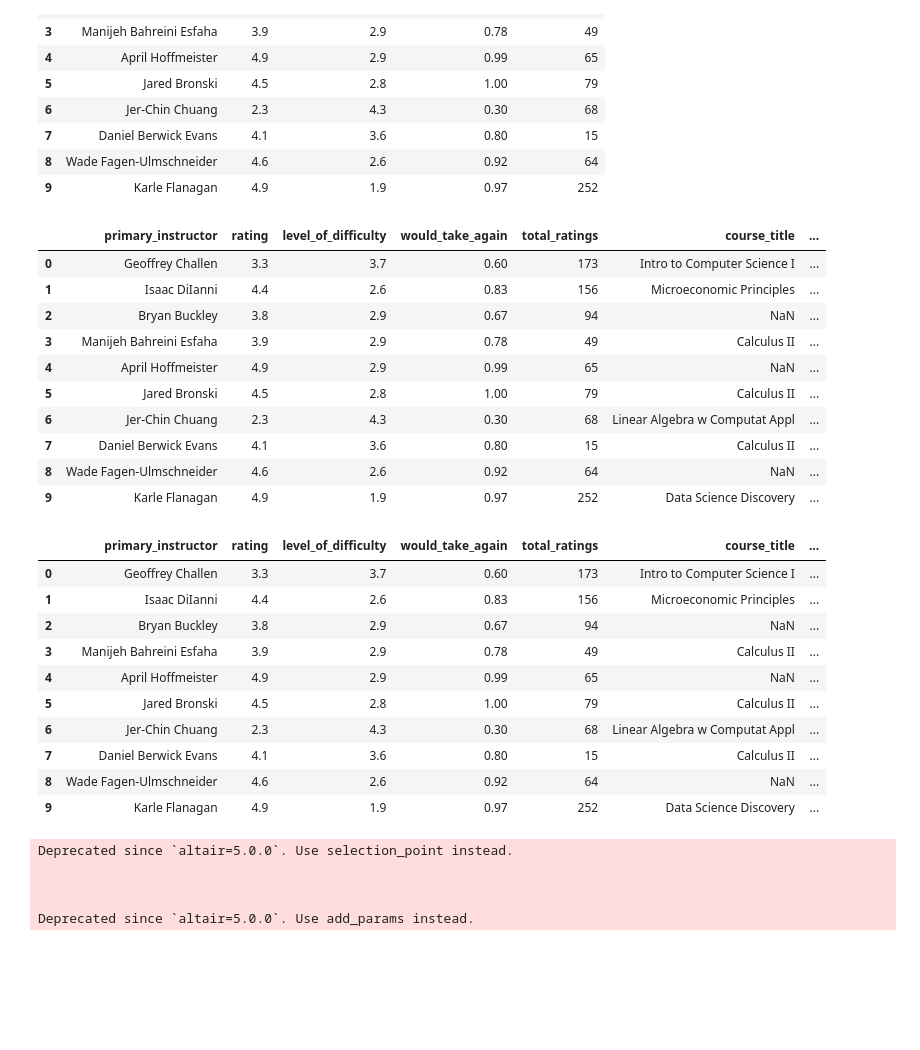
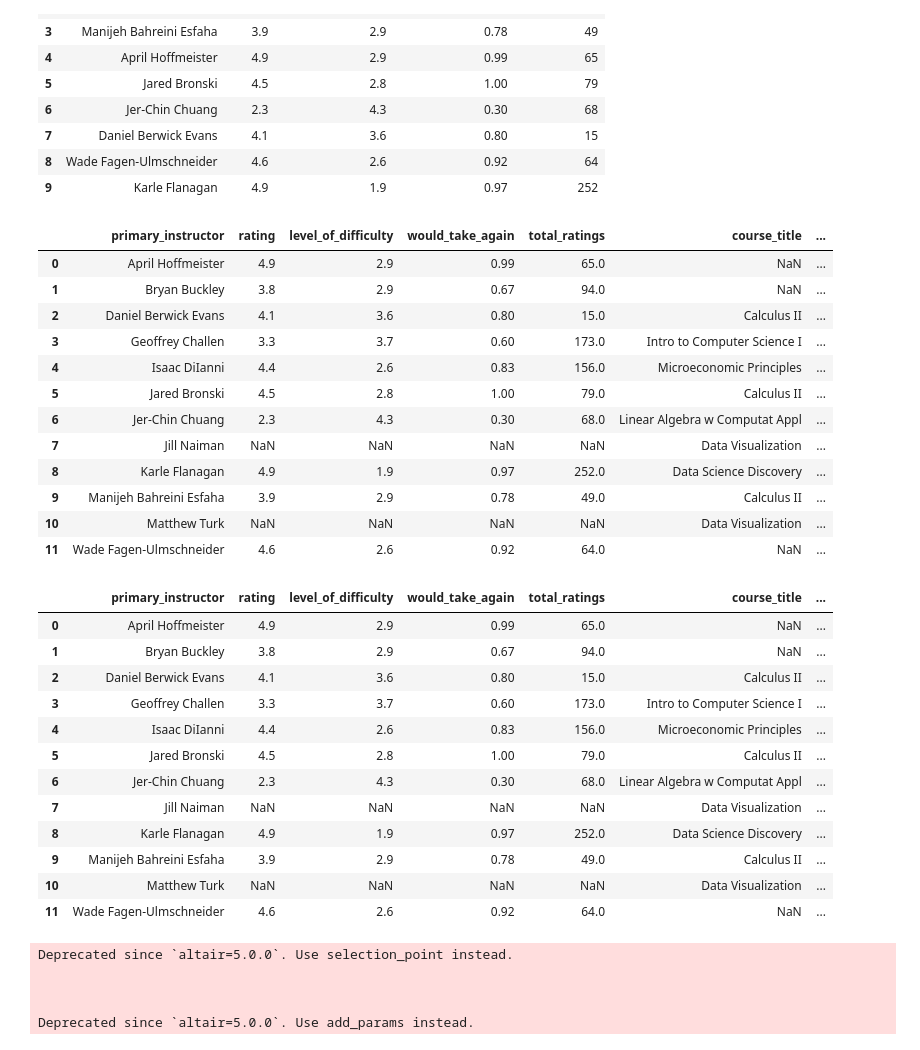
Before and after one commit to Saurav51/chalkboard-uirp-hackathon, a Jupyter notebook: course-vis.ipynb, the cells around one changed output. Saved outputs shown, nothing was run; the diff lists cells and outputs as text; code cells hidden in the pictures; blank space fills up the shorter version.

```diff
--- a/course-vis.ipynb
+++ b/course-vis.ipynb
@@ -145,3 +145,10 @@ array(['Challen, G', 'DiIanni, I', 'Buckley, B', 'Turk, M', 'Naiman, J',
 len(profs['Instructor'].unique())
 # %% [output]
 12
+# %%
+prof_list = ['Geoffrey Challen', 'Isaac DiIanni', 'Bryan Buckley',
+                    'Manijeh Bahreini Esfaha', 'April Hoffmeister', 'Jared Bronski',
+                    'Jer-Chin Chuang', 'Daniel Berwick Evans', 'Wade Fagen-Ulmschneider',
+                    'Karle Flanagan', 'Matthew Turk', 'Jill Naiman']
+grouped = grouped[grouped['primary_instructor'].isin(prof_list)]
+grouped
@@ -170,35 +188,39 @@ rmp_df
 | 8 | Wade Fagen-Ulmschneider | 4.6 | 2.6 | 0.92 | 64 |
 | 9 | Karle Flanagan | 4.9 | 1.9 | 0.97 | 252 |
 # %%
-df = rmp_df.merge(grouped, on='primary_instructor', how='left')
+df = rmp_df.merge(grouped, on='primary_instructor', how='outer')
 df
 # %% [output]
 |  | primary_instructor | rating | level_of_difficulty | would_take_again | total_ratings | course_title | ... |
-| 0 | Geoffrey Challen | 3.3 | 3.7 | 0.60 | 173 | Intro to Computer Science I | ... |
-| 1 | Isaac DiIanni | 4.4 | 2.6 | 0.83 | 156 | Microeconomic Principles | ... |
-| 2 | Bryan Buckley | 3.8 | 2.9 | 0.67 | 94 | NaN | ... |
-| 3 | Manijeh Bahreini Esfaha | 3.9 | 2.9 | 0.78 | 49 | Calculus II | ... |
-| 4 | April Hoffmeister | 4.9 | 2.9 | 0.99 | 65 | NaN | ... |
-| 5 | Jared Bronski | 4.5 | 2.8 | 1.00 | 79 | Calculus II | ... |
-| 6 | Jer-Chin Chuang | 2.3 | 4.3 | 0.30 | 68 | Linear Algebra w Computat Appl | ... |
-| 7 | Daniel Berwick Evans | 4.1 | 3.6 | 0.80 | 15 | Calculus II | ... |
-| 8 | Wade Fagen-Ulmschneider | 4.6 | 2.6 | 0.92 | 64 | NaN | ... |
-| 9 | Karle Flanagan | 4.9 | 1.9 | 0.97 | 252 | Data Science Discovery | ... |
+| 0 | April Hoffmeister | 4.9 | 2.9 | 0.99 | 65.0 | NaN | ... |
+| 1 | Bryan Buckley | 3.8 | 2.9 | 0.67 | 94.0 | NaN | ... |
+| 2 | Daniel Berwick Evans | 4.1 | 3.6 | 0.80 | 15.0 | Calculus II | ... |
+| 3 | Geoffrey Challen | 3.3 | 3.7 | 0.60 | 173.0 | Intro to Computer Science I | ... |
+| 4 | Isaac DiIanni | 4.4 | 2.6 | 0.83 | 156.0 | Microeconomic Principles | ... |
+| 5 | Jared Bronski | 4.5 | 2.8 | 1.00 | 79.0 | Calculus II | ... |
+| 6 | Jer-Chin Chuang | 2.3 | 4.3 | 0.30 | 68.0 | Linear Algebra w Computat Appl | ... |
+| 7 | Jill Naiman | NaN | NaN | NaN | NaN | Data Visualization | ... |
+| 8 | Karle Flanagan | 4.9 | 1.9 | 0.97 | 252.0 | Data Science Discovery | ... |
+| 9 | Manijeh Bahreini Esfaha | 3.9 | 2.9 | 0.78 | 49.0 | Calculus II | ... |
+| 10 | Matthew Turk | NaN | NaN | NaN | NaN | Data Visualization | ... |
+| 11 | Wade Fagen-Ulmschneider | 4.6 | 2.6 | 0.92 | 64.0 | NaN | ... |
 # %%
-df['course_code'] = ['CS124', 'ECON102', np.nan, 'MATH231', np.nan, 'MATH231','MATH257', 'MATH231', np.nan, 'STAT107']
+df['course_code'] = [np.nan, np.nan, 'MATH231', 'CS124', 'ECON102', 'MATH231', 'MATH257', 'IS445', 'STAT107', 'MATH231', 'IS445', np.nan]
 df
 # %% [output]
 |  | primary_instructor | rating | level_of_difficulty | would_take_again | total_ratings | course_title | ... |
-| 0 | Geoffrey Challen | 3.3 | 3.7 | 0.60 | 173 | Intro to Computer Science I | ... |
-| 1 | Isaac DiIanni | 4.4 | 2.6 | 0.83 | 156 | Microeconomic Principles | ... |
-| 2 | Bryan Buckley | 3.8 | 2.9 | 0.67 | 94 | NaN | ... |
-| 3 | Manijeh Bahreini Esfaha | 3.9 | 2.9 | 0.78 | 49 | Calculus II | ... |
-| 4 | April Hoffmeister | 4.9 | 2.9 | 0.99 | 65 | NaN | ... |
-| 5 | Jared Bronski | 4.5 | 2.8 | 1.00 | 79 | Calculus II | ... |
-| 6 | Jer-Chin Chuang | 2.3 | 4.3 | 0.30 | 68 | Linear Algebra w Computat Appl | ... |
-| 7 | Daniel Berwick Evans | 4.1 | 3.6 | 0.80 | 15 | Calculus II | ... |
-| 8 | Wade Fagen-Ulmschneider | 4.6 | 2.6 | 0.92 | 64 | NaN | ... |
-| 9 | Karle Flanagan | 4.9 | 1.9 | 0.97 | 252 | Data Science Discovery | ... |
+| 0 | April Hoffmeister | 4.9 | 2.9 | 0.99 | 65.0 | NaN | ... |
+| 1 | Bryan Buckley | 3.8 | 2.9 | 0.67 | 94.0 | NaN | ... |
+| 2 | Daniel Berwick Evans | 4.1 | 3.6 | 0.80 | 15.0 | Calculus II | ... |
+| 3 | Geoffrey Challen | 3.3 | 3.7 | 0.60 | 173.0 | Intro to Computer Science I | ... |
+| 4 | Isaac DiIanni | 4.4 | 2.6 | 0.83 | 156.0 | Microeconomic Principles | ... |
+| 5 | Jared Bronski | 4.5 | 2.8 | 1.00 | 79.0 | Calculus II | ... |
+| 6 | Jer-Chin Chuang | 2.3 | 4.3 | 0.30 | 68.0 | Linear Algebra w Computat Appl | ... |
+| 7 | Jill Naiman | NaN | NaN | NaN | NaN | Data Visualization | ... |
+| 8 | Karle Flanagan | 4.9 | 1.9 | 0.97 | 252.0 | Data Science Discovery | ... |
+| 9 | Manijeh Bahreini Esfaha | 3.9 | 2.9 | 0.78 | 49.0 | Calculus II | ... |
+| 10 | Matthew Turk | NaN | NaN | NaN | NaN | Data Visualization | ... |
+| 11 | Wade Fagen-Ulmschneider | 4.6 | 2.6 | 0.92 | 64.0 | NaN | ... |
 # %%
 # df.to_csv('datasets/fa25_profs_gpa_rmp.csv')
 # %%
```
Also changed, not shown: parts of 3 cells of this notebook, 1 other file.
